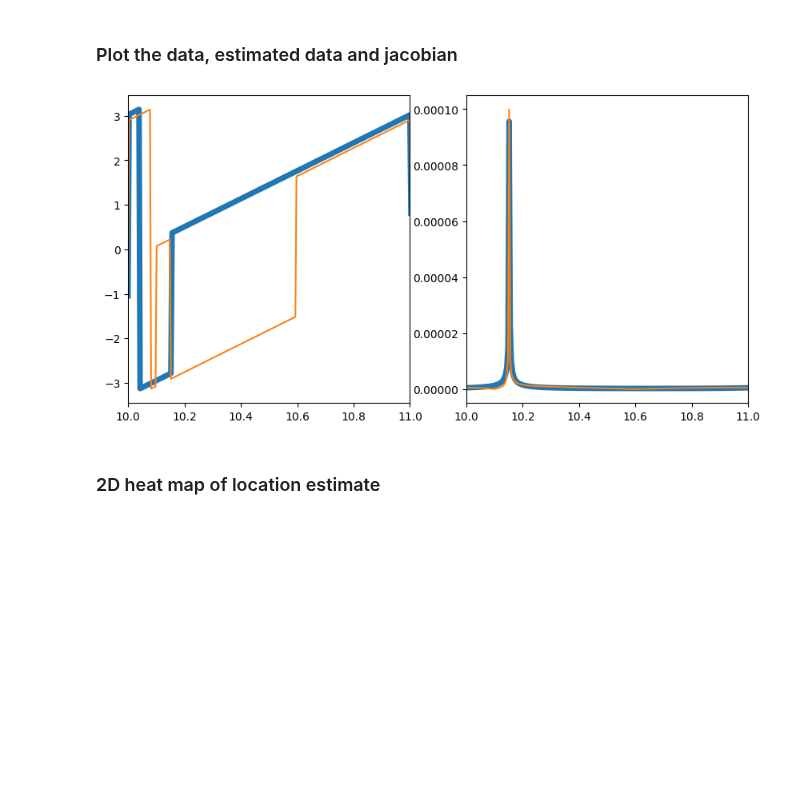
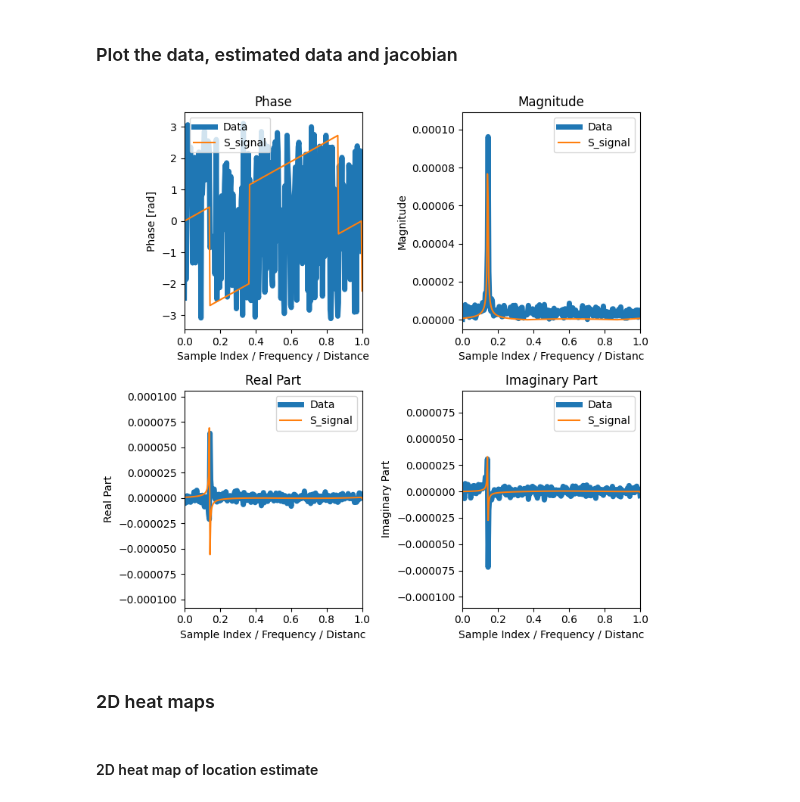
Before and after one commit to RHIMMELAND/MMARS, a Jupyter notebook: examples/BALT_2000.ipynb, the cells around one changed output. Saved outputs shown, nothing was run; the diff lists cells and outputs as text; code cells hidden in the pictures; blank space fills up the shorter version.

Commit message:
Current not working version

```diff
--- a/examples/BALT_2000.ipynb
+++ b/examples/BALT_2000.ipynb
@@ -23,10 +24,10 @@ c:\Users\rasmu\Documents\GitHub\MMARS\
 # %% [markdown]
 ## Setup a simulation environment
 # %%
-radar_model_1 = mmars.FmcwRadar(position=np.array([[0,0]]),N_chirps=1, signalNoiseRatio=[200,10])
+radar_model_1 = mmars.FmcwRadar(position=np.array([[0,0]]),N_chirps=1, signalNoiseRatio=[10,10])
 radar_model_1_cpy = radar_model_1
 
-target_model_1 = mmars.Target(start_position=np.array([[10,10]]), start_velocity=5., T_total=15., T_frame=0.1)
+target_model_1 = mmars.Target(start_position=np.array([[10,10]]), start_velocity=1., T_total=15., T_frame=0.1)
 target_model_1.generate_trajectory(trajectory_type="sinusoidal")
 target_model_1_ground_truth = target_model_1.get_trajectory()
 
@@ -203,15 +319,42 @@ array([[3.22415478e+08]])
 # %%
 NS = radar_model_1.get_N_samples()*len(radar_model_1.get_rx_antennas())*len(radar_model_1.get_tx_antennas())
 indecies = np.linspace(0, len(radar_model_1.get_rx_antennas())*len(radar_model_1.get_tx_antennas()), NS)
 radar_model_1_cpy.generate_S_signal(target_x=target_model_1_ground_truth[0][frame], target_y=target_model_1_ground_truth[1][frame])
 
-fig, ax = plt.subplots(1,2, figsize=(10, 5))
-ax[0].plot(indecies, np.angle(current_frame_fft_data), label="Data", lw=5)
-ax[0].plot(indecies, np.angle(radar_model_1_cpy.get_S_signal(flatten=True)), label="S_signal")
+fig, ax = plt.subplots(2,2, figsize=(7.5, 7.5))
+ax[0,0].plot(indecies, np.angle(current_frame_fft_data), label="Data", lw=5)
+ax[0,0].plot(indecies, np.angle(radar_model_1_cpy.get_S_signal(flatten=True)), label="S_signal")
+ax[0,0].set_title("Phase")
+ax[0,0].set_xlabel("Sample Index / Frequency / Distance")
+ax[0,0].set_ylabel("Phase [rad]")
+ax[0,0].legend()
 
-ax[1].plot(indecies, np.abs(current_frame_fft_data), label="Data", lw=5)
-ax[1].plot(indecies, np.abs(radar_model_1_cpy.get_S_signal(flatten=True)), label="S_signal")
-for axis in ax:
-    axis.set_xlim(10, 11)
+ax[0,1].plot(indecies, np.abs(current_frame_fft_data), label="Data", lw=5)
+ax[0,1].plot(indecies, np.abs(radar_model_1_cpy.get_S_signal(flatten=True)), label="S_signal")
+ax[0,1].set_title("Magnitude")
+ax[0,1].set_xlabel("Sample Index / Frequency / Distanc")
+ax[0,1].set_ylabel("Magnitude")
+ax[0,1].legend()
+
+ax[1,0].plot(indecies, np.real(current_frame_fft_data), label="Data", lw=5)
+ax[1,0].plot(indecies, np.real(radar_model_1_cpy.get_S_signal(flatten=True)), label="S_signal")
+ax[1,0].set_title("Real Part")
+ax[1,0].set_xlabel("Sample Index / Frequency / Distanc")
+ax[1,0].set_ylabel("Real Part")
+ax[1,0].legend()
+
+ax[1,1].plot(indecies, np.imag(current_frame_fft_data), label="Data", lw=5)
+ax[1,1].plot(indecies, np.imag(radar_model_1_cpy.get_S_signal(flatten=True)), label="S_signal")
+ax[1,1].set_title("Imaginary Part")
+ax[1,1].set_xlabel("Sample Index / Frequency / Distanc")
+ax[1,1].set_ylabel("Imaginary Part")
+ax[1,1].legend()
+
+for ax_idx_1 in range(ax.shape[0]):
+    for ax_idx_2 in range(ax.shape[1]):
+        ax[ax_idx_1, ax_idx_2].set_xlim(0, 1)
+plt.tight_layout()
 # %% [output]
-[figure, old version]
+[figure, new version]
+# %% [markdown]
+### 2D heat maps
@@ -218,2 +375,2 @@ for axis in ax:
 # %% [markdown]
-### 2D heat map of location estimate
+#### 2D heat map of location estimate
```
Also changed, not shown: parts of 17 cells of this notebook, 3 other files.
